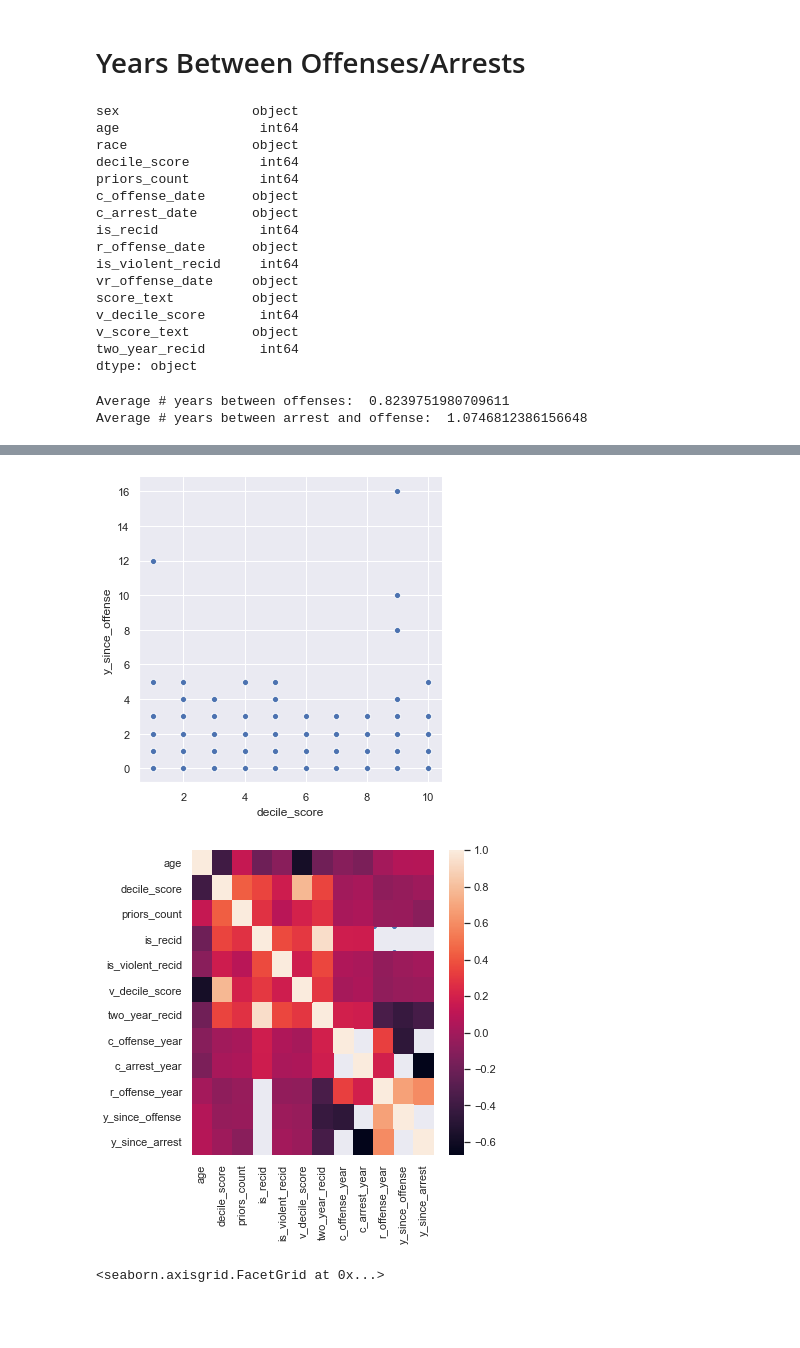
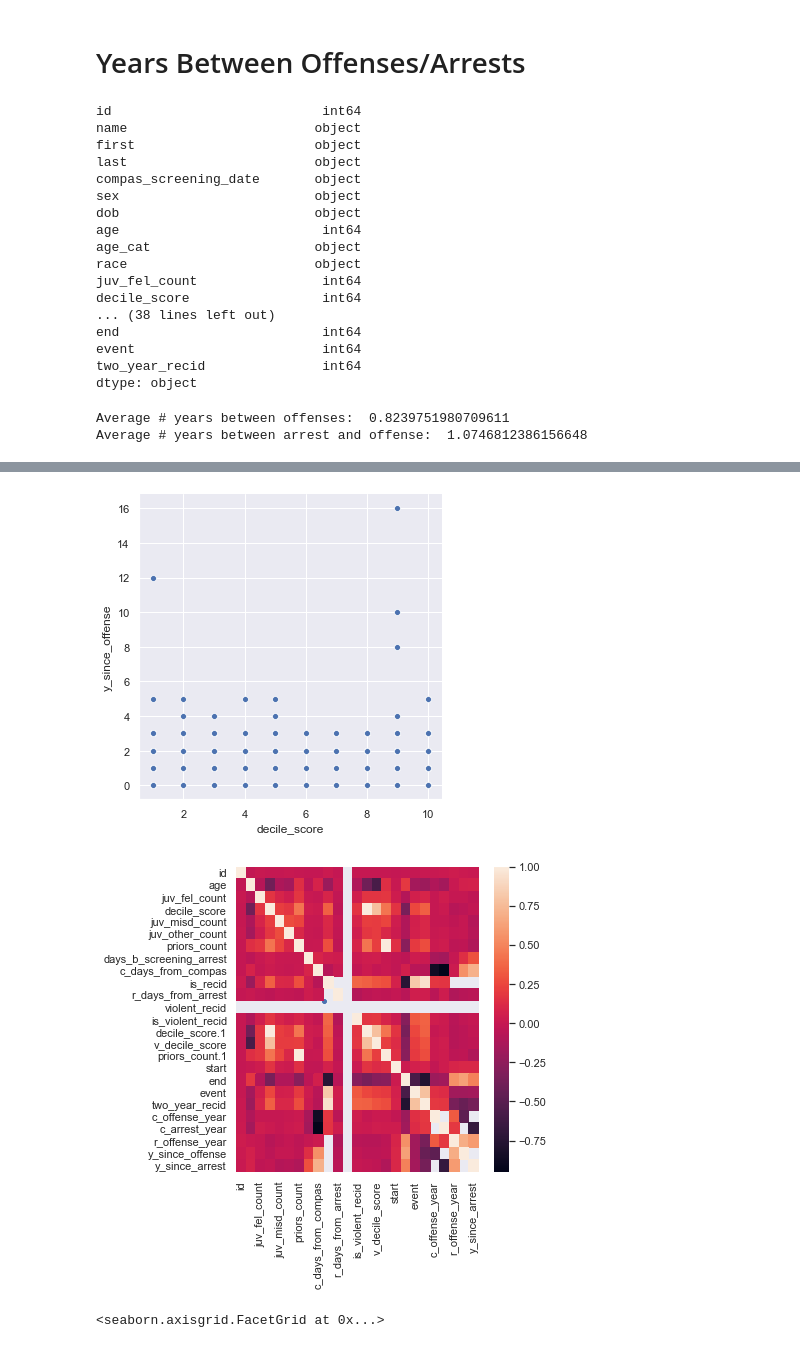
Before and after one commit to CyrusRR/iXDSCourseProject1, a Jupyter notebook: compas-analysis-master/COMPAS Hypothesis.ipynb, the cells around one changed output, grey strips where cells are left out. Drawn from its saved outputs; the diff is of its cells as text; code cells hidden in the pictures; blank space fills up the shorter version.

```diff
--- a/compas-analysis-master/COMPAS Hypothesis.ipynb
+++ b/compas-analysis-master/COMPAS Hypothesis.ipynb
@@ -921,24 +921,25 @@ colremove = ['id', 'name', 'first', 'last', 'compas_screening_date','dob','age_c
              'v_screening_date', 'in_custody', 'out_custody','start', 'end', 'event',
        'c_charge_degree', 'c_charge_desc', "priors_count.1", "violent_recid", 'juv_fel_count',
             'juv_misd_count', 'juv_other_count', 'decile_score.1']
-compas0 = compas2.drop(colremove, axis =1)
+compas0 = compas2
 print(compas0.dtypes)
 # %% [output]
-sex                 object
-age                  int64
-race                object
-decile_score         int64
-priors_count         int64
-c_offense_date      object
-c_arrest_date       object
-is_recid             int64
-r_offense_date      object
-is_violent_recid     int64
-vr_offense_date     object
-score_text          object
-v_decile_score       int64
-v_score_text        object
-two_year_recid       int64
+id                           int64
+name                        object
+first                       object
+last                        object
+compas_screening_date       object
+sex                         object
+dob                         object
+age                          int64
+age_cat                     object
+race                        object
+juv_fel_count                int64
+decile_score                 int64
+... (38 lines left out)
+end                          int64
+event                        int64
+two_year_recid               int64
 dtype: object
 # %%
 #Extract years from offenses/arrests
@@ -960,8 +961,9 @@ print("Average # years between arrest and offense: ", np.mean(compas0["y_since_a
 Average # years between offenses:  0.8239751980709611
 Average # years between arrest and offense:  1.0746812386156648
 # %%
-sinceOffense = sns.relplot(x="decile_score", y="y_since_offense", data=compas0)
-sinceArrest = sns.relplot(x="decile_score", y="y_since_arrest", data=compas0)
+compas9 = compas0.drop(colremove, axis=1)
+sinceOffense = sns.relplot(x="decile_score", y="y_since_offense", data=compas9)
+sinceArrest = sns.relplot(x="decile_score", y="y_since_arrest", data=compas9)
 
 sns.heatmap(compas0.select_dtypes([int,float]).corr())
 compas0.head()
@@ -975,3 +977,3 @@ compas0.head()
 [figure]
-[figure, old version]
+[figure, new version]
 # %%
```
Also changed, not shown: parts of 17 cells of this notebook.
